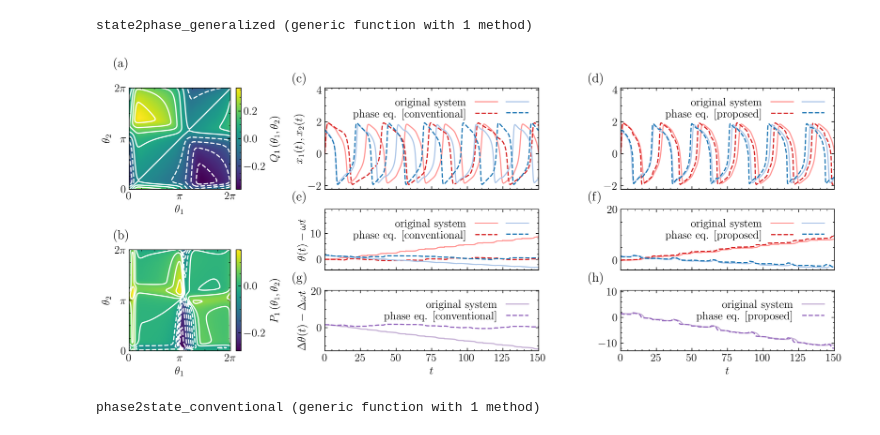
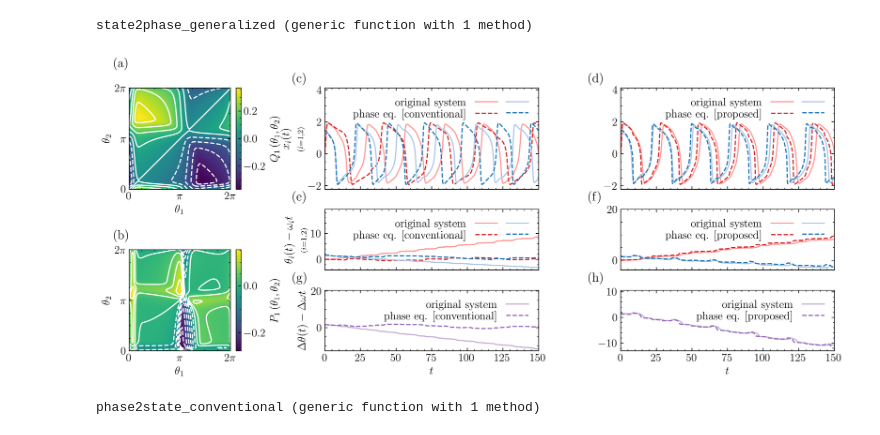
Before and after one commit to takyamamoto/GeneralizedPhaseReduction.jl, a Jupyter notebook: examples/Fig3_FHNmodel_two_coupled.ipynb, the cells around one changed output. Cells and saved outputs as stored; diff of their text form; code cells hidden in the pictures.

```diff
--- a/examples/Fig3_FHNmodel_two_coupled.ipynb
+++ b/examples/Fig3_FHNmodel_two_coupled.ipynb
@@ -186,7 +183,7 @@ plot(Tos, Xos[:, 1, 1], label="original system", color=cm(7))
 plot(Tcpm, Xcpm[:, 1, 1], "--", label="phase eq. [conventional]", color=cm(6))
 plot(Tos, Xos[:, 2, 1], label=" ", color=cm(1))
 plot(Tcpm, Xcpm[:, 2, 1], "--", label=" ", color=cm(0))
-xlim(0, T); ylim(ylim()[1]-0.1, ylim()[2]+2); ylabel(L"$x_1(t), x_2(t)$");
+xlim(0, T); ylim(ylim()[1]-0.1, ylim()[2]+2); ylabel(L"$x_i(t)$"*"\n"*L"$_{(i=1,2)}$");
 plt.gca().axes.xaxis.set_ticklabels([])
 ax1.text(-0.15, 1.15, "(c)", fontsize=16, transform=ax1.transAxes, fontweight="bold", va="top")
 legend(loc="upper right", ncol=2, columnspacing=0, labelspacing=0.1, frameon=false, markerfirst=false)
@@ -196,7 +193,7 @@ plot(Tos, Θcos[:, 1]-ωt1os, label="original system", color=cm(7))
 plot(Tcpm, Θcpm[:, 1]-ωt1cpm, "--", label="phase eq. [conventional]", color=cm(6))
 plot(Tos, Θcos[:, 2]-ωt2os, label=" ", color=cm(1))
 plot(Tcpm, Θcpm[:, 2]-ωt2cpm, "--", label=" ", color=cm(0))
-xlim(0, T); ylim(ylim()[1]-0.3, ylim()[2]+10); ylabel(L"$\theta(t)-\omega t$");
+xlim(0, T); ylim(ylim()[1]-0.3, ylim()[2]+10); ylabel(L"$\theta_i(t)-\omega_i t$"*"\n"*L"$_{(i=1,2)}$");
 plt.gca().axes.xaxis.set_ticklabels([])
 ax3.text(-0.15, 1.3, "(e)", fontsize=16, transform=ax3.transAxes, fontweight="bold", va="top")
 legend(loc="upper right", ncol=2, columnspacing=0, labelspacing=0.1, frameon=false, markerfirst=false)
@@ -214,34 +211,34 @@ plot(Tos, Xos[:, 1, 1], label="original system", color=cm(7))
 plot(Tgpm, Xgpm[:, 1, 1], "--", label="phase eq. [proposed]", color=cm(6))
 plot(Tos, Xos[:, 2, 1], label=" ", color=cm(1))
 plot(Tgpm, Xgpm[:, 2, 1], "--", label=" ", color=cm(0))
 xlim(0, T); ylim(ylim()[1]-0.1, ylim()[2]+2);
 plt.gca().axes.xaxis.set_ticklabels([])
 ax2.text(-0.15, 1.15, "(d)", fontsize=16, transform=ax2.transAxes, fontweight="bold", va="top")
 legend(loc="upper right", ncol=2, columnspacing=0, labelspacing=0.1, frameon=false, markerfirst=false)
 
 ax4=subplot2grid((7, 8), (3, 5), rowspan=2, colspan=3)
 plot(Tos, Θgos[:, 1]-ωt1os, label="original system", color=cm(7))
 plot(Tgpm, Θgpm[:, 1]-ωt1gpm, "--", label="phase eq. [proposed]", color=cm(6))
 plot(Tos, Θgos[:, 2]-ωt2os, label=" ", color=cm(1))
 plot(Tgpm, Θgpm[:, 2]-ωt2gpm, "--", label=" ", color=cm(0))
 xlim(0, T); ylim(ylim()[1]-0.3, ylim()[2]+10);
 plt.gca().axes.xaxis.set_ticklabels([])
 ax4.text(-0.15, 1.3, "(f)", fontsize=16, transform=ax4.transAxes, fontweight="bold", va="top")
 legend(loc="upper right", ncol=2, columnspacing=0, labelspacing=0.1, frameon=false, markerfirst=false)
 
 ax6=subplot2grid((7, 8), (5, 5), rowspan=2, colspan=3)
 plot(Tos, Θgos[:, 2]-Θgos[:, 1]-Δωtos, label="original system", color=cm(9))
 plot(Tgpm, Θgpm[:, 2]-Θgpm[:, 1]-Δωtgpm, "--", label="phase eq. [proposed]", color=cm(8))
 xlim(0, T); ylim(ylim()[1]-0.3, ylim()[2]+8);
 xlabel(L"$t$");
 ax6.text(-0.15, 1.3, "(h)", fontsize=16, transform=ax6.transAxes, fontweight="bold", va="top")
 legend(loc="upper right", ncol=1, columnspacing=0, labelspacing=0.1, frameon=false, markerfirst=false)
 
 subplots_adjust(hspace=1, wspace=5)
 #show()
 savefig("fig3.svg")
 # %% [output]
-[figure, old version]
+[figure, new version]
 # %%
 function phase2state_conventional(D, Θ, XsI)
     Nt, N = size(Θ)
```
Also changed, not shown: parts of 3 cells of this notebook, 13 other files.
